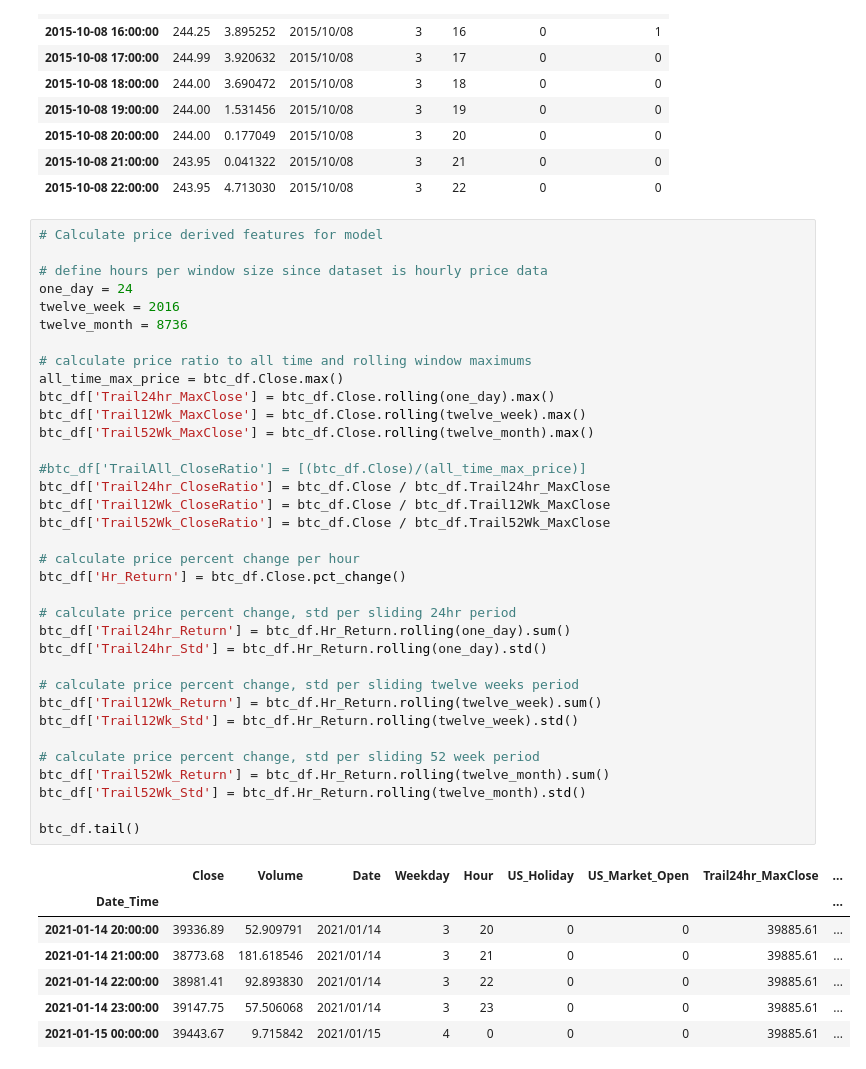
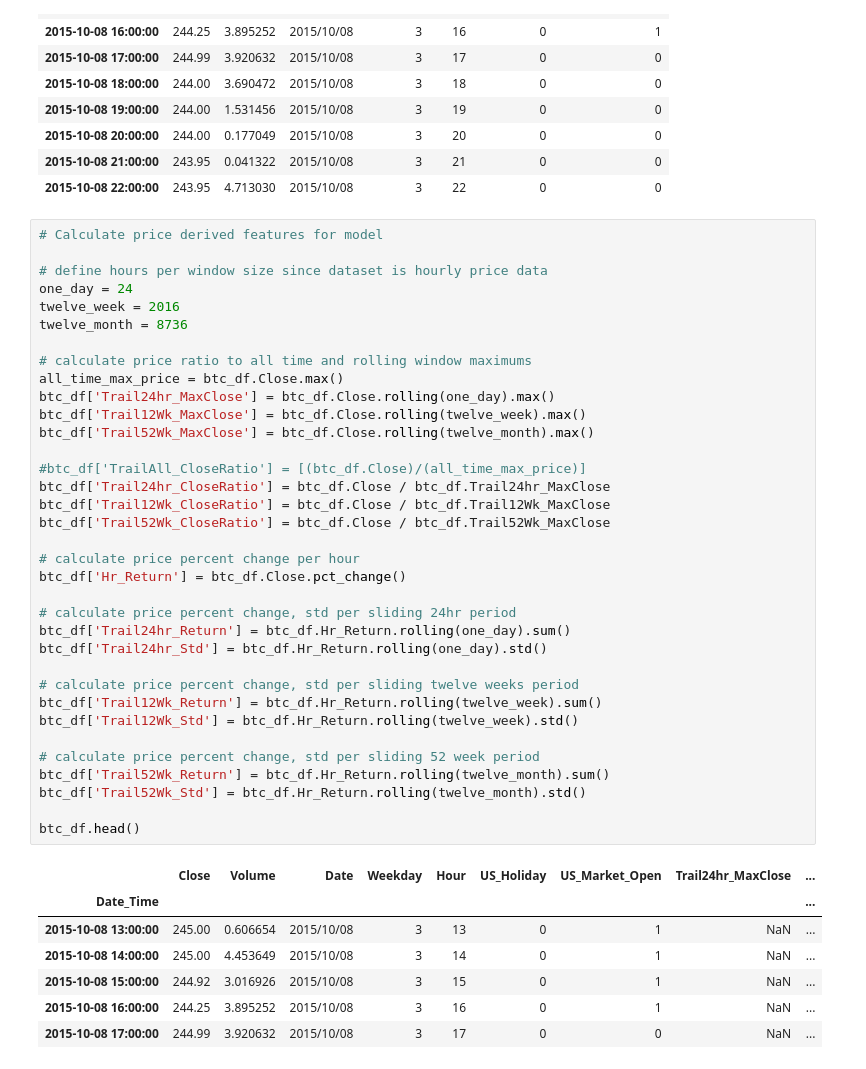
Before and after one commit to amanafzali/Project_2, a Jupyter notebook: data_prep.ipynb, the cells around one changed output. Drawn from its saved outputs; the diff is of its cells as text.

```diff
--- a/data_prep.ipynb
+++ b/data_prep.ipynb
@@ -93,39 +93,39 @@ twelve_month = 8736
 
 # calculate price ratio to all time and rolling window maximums
 all_time_max_price = btc_df.Close.max()
 btc_df['Trail24hr_MaxClose'] = btc_df.Close.rolling(one_day).max()
 btc_df['Trail12Wk_MaxClose'] = btc_df.Close.rolling(twelve_week).max()
 btc_df['Trail52Wk_MaxClose'] = btc_df.Close.rolling(twelve_month).max()
 
 #btc_df['TrailAll_CloseRatio'] = [(btc_df.Close)/(all_time_max_price)]
 btc_df['Trail24hr_CloseRatio'] = btc_df.Close / btc_df.Trail24hr_MaxClose
 btc_df['Trail12Wk_CloseRatio'] = btc_df.Close / btc_df.Trail12Wk_MaxClose
 btc_df['Trail52Wk_CloseRatio'] = btc_df.Close / btc_df.Trail52Wk_MaxClose
 
 # calculate price percent change per hour
 btc_df['Hr_Return'] = btc_df.Close.pct_change()
 
 # calculate price percent change, std per sliding 24hr period
 btc_df['Trail24hr_Return'] = btc_df.Hr_Return.rolling(one_day).sum()
 btc_df['Trail24hr_Std'] = btc_df.Hr_Return.rolling(one_day).std()
 
 # calculate price percent change, std per sliding twelve weeks period
 btc_df['Trail12Wk_Return'] = btc_df.Hr_Return.rolling(twelve_week).sum()
 btc_df['Trail12Wk_Std'] = btc_df.Hr_Return.rolling(twelve_week).std()
 
 # calculate price percent change, std per sliding 52 week period
 btc_df['Trail52Wk_Return'] = btc_df.Hr_Return.rolling(twelve_month).sum()
 btc_df['Trail52Wk_Std'] = btc_df.Hr_Return.rolling(twelve_month).std()
 
-btc_df.tail()
+btc_df.head()
 # %% [output]
 |  | Close | Volume | Date | Weekday | Hour | US_Holiday | US_Market_Open | Trail24hr_MaxClose | ... |
 | Date_Time |  |  |  |  |  |  |  |  | ... |
-| 2021-01-14 20:00:00 | 39336.89 | 52.909791 | 2021/01/14 | 3 | 20 | 0 | 0 | 39885.61 | ... |
-| 2021-01-14 21:00:00 | 38773.68 | 181.618546 | 2021/01/14 | 3 | 21 | 0 | 0 | 39885.61 | ... |
-| 2021-01-14 22:00:00 | 38981.41 | 92.893830 | 2021/01/14 | 3 | 22 | 0 | 0 | 39885.61 | ... |
-| 2021-01-14 23:00:00 | 39147.75 | 57.506068 | 2021/01/14 | 3 | 23 | 0 | 0 | 39885.61 | ... |
-| 2021-01-15 00:00:00 | 39443.67 | 9.715842 | 2021/01/15 | 4 | 0 | 0 | 0 | 39885.61 | ... |
+| 2015-10-08 13:00:00 | 245.00 | 0.606654 | 2015/10/08 | 3 | 13 | 0 | 1 | NaN | ... |
+| 2015-10-08 14:00:00 | 245.00 | 4.453649 | 2015/10/08 | 3 | 14 | 0 | 1 | NaN | ... |
+| 2015-10-08 15:00:00 | 244.92 | 3.016926 | 2015/10/08 | 3 | 15 | 0 | 1 | NaN | ... |
+| 2015-10-08 16:00:00 | 244.25 | 3.895252 | 2015/10/08 | 3 | 16 | 0 | 1 | NaN | ... |
+| 2015-10-08 17:00:00 | 244.99 | 3.920632 | 2015/10/08 | 3 | 17 | 0 | 0 | NaN | ... |
 # %%
 # Calculate volume derived features for model
 
```
Also changed, not shown: parts of 14 cells of this notebook, 4 other files.
